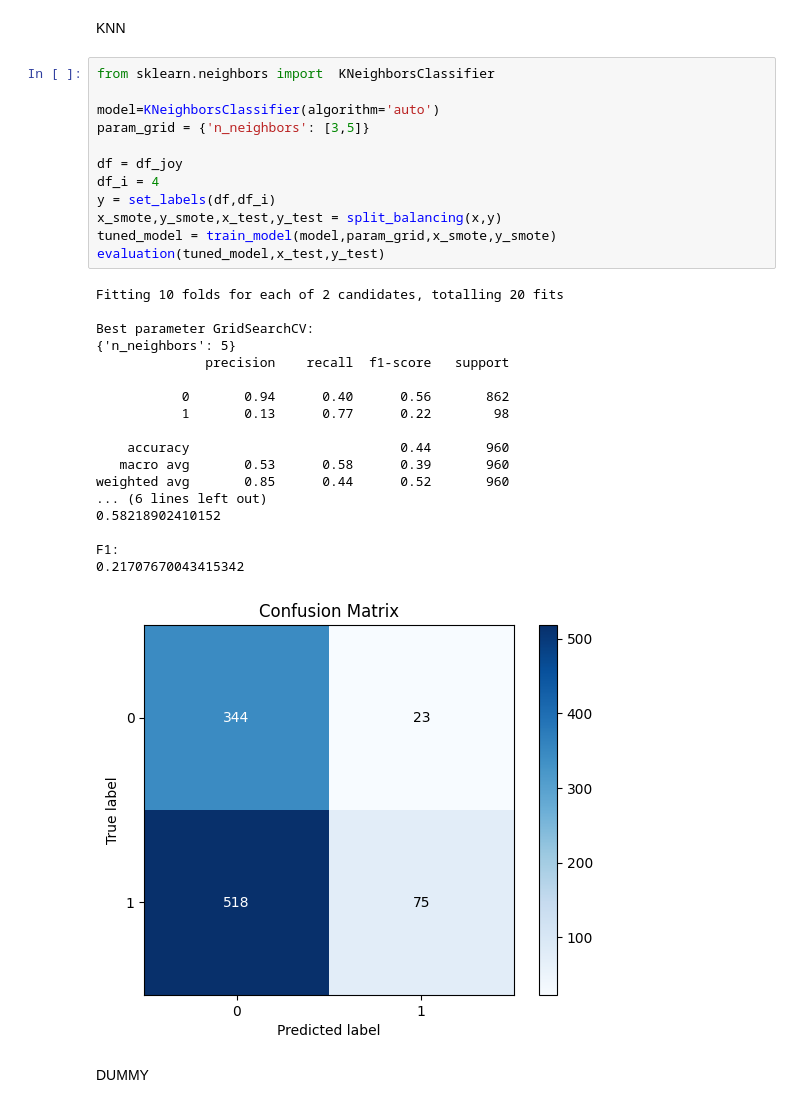
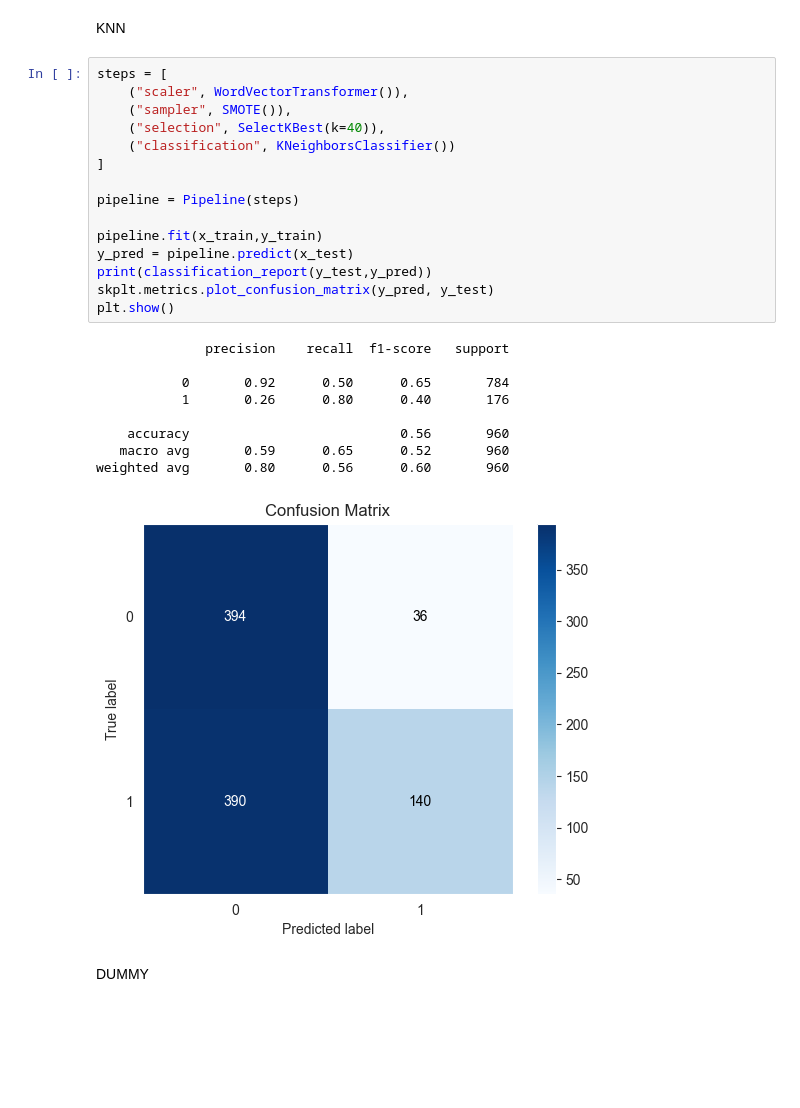
Before and after one commit to F-Zinga/DataMining-EmotionDetection, a Jupyter notebook: notebook/calssification.ipynb, the cells around one changed output. Saved outputs shown, nothing was run; the diff lists cells and outputs as text; blank space fills up the shorter version.

```diff
--- a/notebook/calssification.ipynb
+++ b/notebook/calssification.ipynb
@@ -177,35 +214,29 @@ F1:
 # %% [markdown]
 KNN
-# %%
-from sklearn.neighbors import  KNeighborsClassifier
-
-model=KNeighborsClassifier(algorithm='auto')
-param_grid = {'n_neighbors': [3,5]}
-
-df = df_joy
-df_i = 4
-y = set_labels(df,df_i)
-x_smote,y_smote,x_test,y_test = split_balancing(x,y)
-tuned_model = train_model(model,param_grid,x_smote,y_smote)
-evaluation(tuned_model,x_test,y_test)
-# %% [output]
-Fitting 10 folds for each of 2 candidates, totalling 20 fits
-
-Best parameter GridSearchCV:
-{'n_neighbors': 5}
-              precision    recall  f1-score   support
-
-           0       0.94      0.40      0.56       862
-           1       0.13      0.77      0.22        98
-
-    accuracy                           0.44       960
-   macro avg       0.53      0.58      0.39       960
-weighted avg       0.85      0.44      0.52       960
-... (6 lines left out)
-0.58218902410152
-
-F1:
-0.21707670043415342
-[figure, removed]
+# %%
+steps = [
+    ("scaler", WordVectorTransformer()),
+    ("sampler", SMOTE()),
+    ("selection", SelectKBest(k=40)),
+    ("classification", KNeighborsClassifier())
+]
+
+pipeline = Pipeline(steps)
+
+pipeline.fit(x_train,y_train)
+y_pred = pipeline.predict(x_test)
+print(classification_report(y_test,y_pred))
+skplt.metrics.plot_confusion_matrix(y_pred, y_test)
+plt.show()
+# %% [output]
+              precision    recall  f1-score   support
+
+           0       0.92      0.50      0.65       784
+           1       0.26      0.80      0.40       176
+
+    accuracy                           0.56       960
+   macro avg       0.59      0.65      0.52       960
+weighted avg       0.80      0.56      0.60       960
+[figure, added]
 # %% [markdown]
 DUMMY
```
Also changed, not shown: parts of 35 cells of this notebook, 5 other files.
